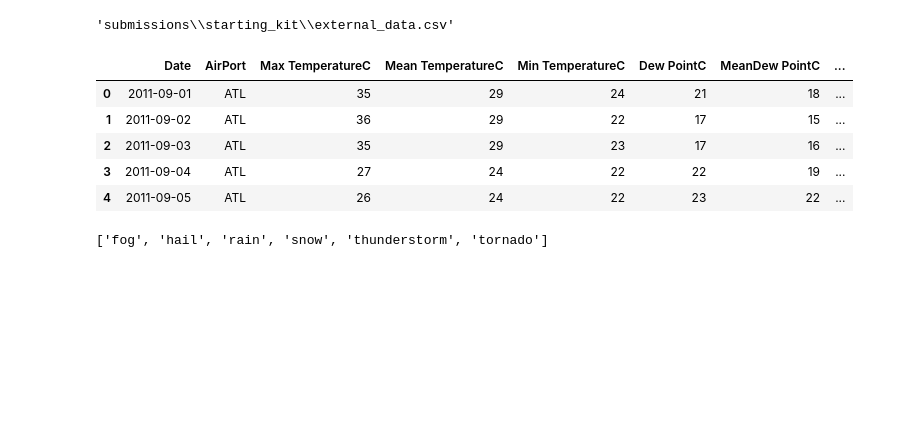
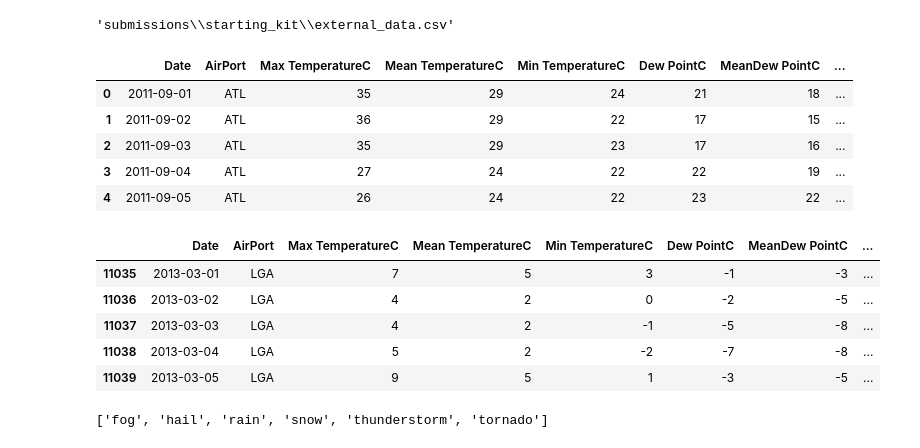
Before and after one commit to drrben/air_passengers_py4ds2020, a Jupyter notebook: air_passengers_starting_kit.ipynb, the cells around one changed output. Cells and saved outputs as stored; diff of their text form; code cells hidden in the pictures; blank space fills up the shorter version.

```diff
--- a/air_passengers_starting_kit.ipynb
+++ b/air_passengers_starting_kit.ipynb
@@ -410,6 +414,15 @@ pd.read_csv(filepath).head()
 | 2 | 2011-09-03 | ATL | 35 | 29 | 23 | 17 | 16 | ... |
 | 3 | 2011-09-04 | ATL | 27 | 24 | 22 | 22 | 19 | ... |
 | 4 | 2011-09-05 | ATL | 26 | 24 | 22 | 23 | 22 | ... |
+# %%
+pd.read_csv(filepath).tail()
+# %% [output]
+|  | Date | AirPort | Max TemperatureC | Mean TemperatureC | Min TemperatureC | Dew PointC | MeanDew PointC | ... |
+| 11035 | 2013-03-01 | LGA | 7 | 5 | 3 | -1 | -3 | ... |
+| 11036 | 2013-03-02 | LGA | 4 | 2 | 0 | -2 | -5 | ... |
+| 11037 | 2013-03-03 | LGA | 4 | 2 | -1 | -5 | -8 | ... |
+| 11038 | 2013-03-04 | LGA | 5 | 2 | -2 | -7 | -8 | ... |
+| 11039 | 2013-03-05 | LGA | 9 | 5 | 1 | -3 | -5 | ... |
 # %%
 def _merge_external_data(X):
     filepath = os.path.join(
```
Also changed, not shown: parts of 3 cells of this notebook, 15 other files.
